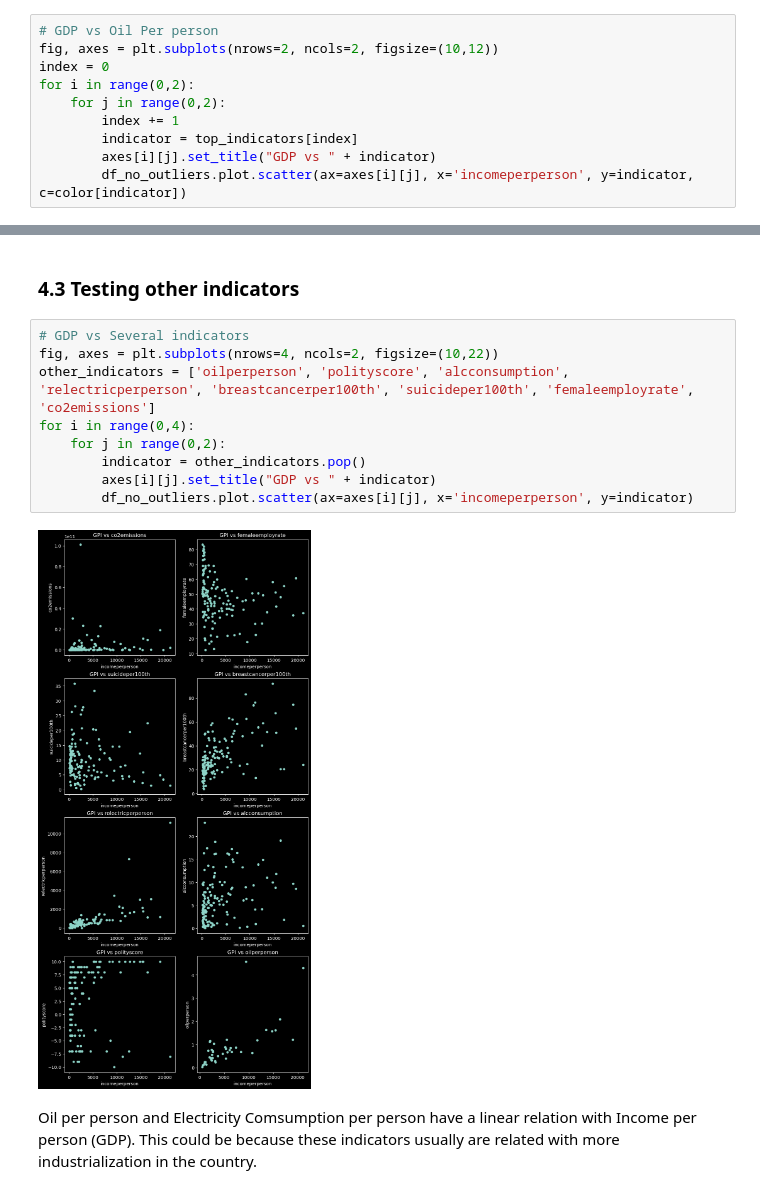
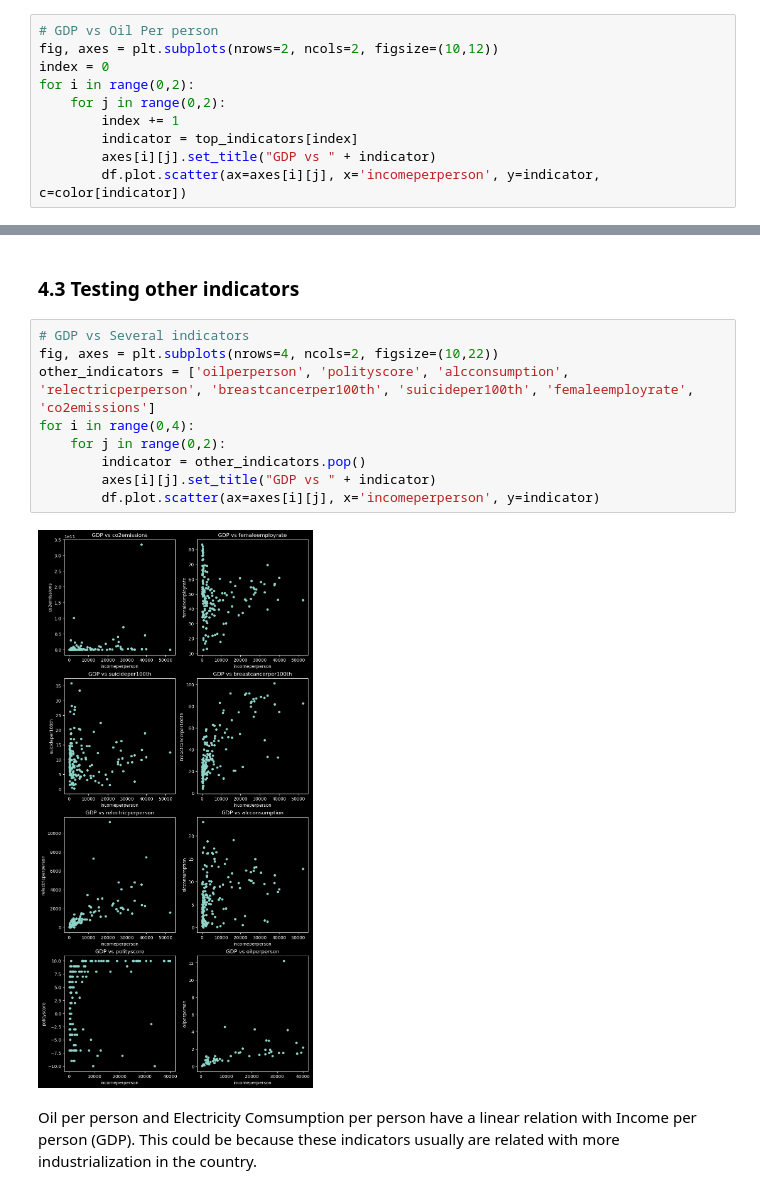
Before and after one commit to bsgarciac/gdp-understanding-linear-regression, a Jupyter notebook: analysis.ipynb, the cells around one changed output, grey strips where cells are left out. Drawn from its saved outputs; the diff is of its cells as text.

```diff
--- a/analysis.ipynb
+++ b/analysis.ipynb
@@ -300,5 +276,5 @@ for i in range(0,2):
         index += 1
         indicator = top_indicators[index]
         axes[i][j].set_title("GDP vs " + indicator)
-        df_no_outliers.plot.scatter(ax=axes[i][j], x='incomeperperson', y=indicator, c=color[indicator])
+        df.plot.scatter(ax=axes[i][j], x='incomeperperson', y=indicator, c=color[indicator])
 # %% [output]
@@ -312,14 +288,14 @@ top_indicators.remove("armedforcesrate")
 # %%
 # GDP vs Several indicators
 fig, axes = plt.subplots(nrows=4, ncols=2, figsize=(10,22))
 other_indicators = ['oilperperson', 'polityscore', 'alcconsumption', 'relectricperperson', 'breastcancerper100th', 'suicideper100th', 'femaleemployrate', 'co2emissions']
 for i in range(0,4):
     for j in range(0,2):
         indicator = other_indicators.pop()
         axes[i][j].set_title("GDP vs " + indicator)
-        df_no_outliers.plot.scatter(ax=axes[i][j], x='incomeperperson', y=indicator)
+        df.plot.scatter(ax=axes[i][j], x='incomeperperson', y=indicator)
 # %% [output]
-[figure, old version]
+[figure, new version]
 # %% [markdown]
  Oil per person and Electricity Comsumption per person have a linear relation with Income per person (GDP). This could be because these indicators usually are related with more industrialization in the country.
 # %% [markdown]
```
Also changed, not shown: parts of 13 cells of this notebook, 1 other file.
